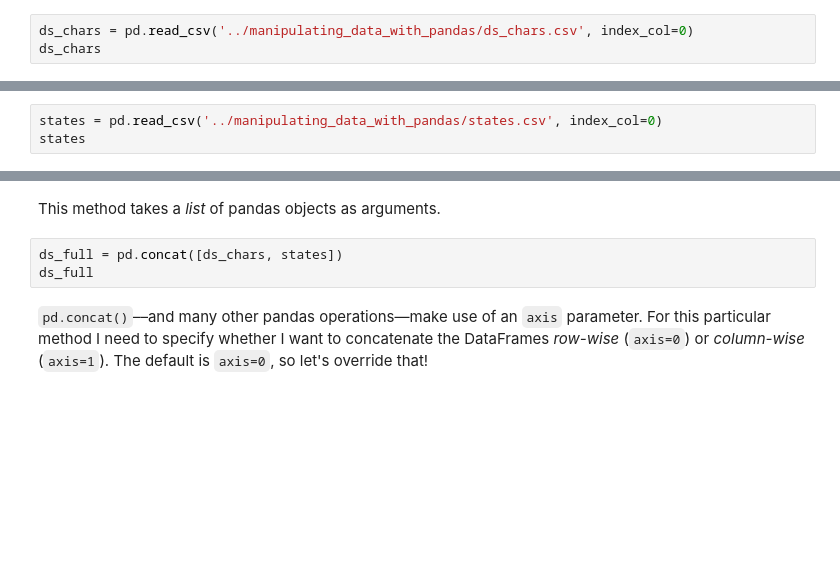
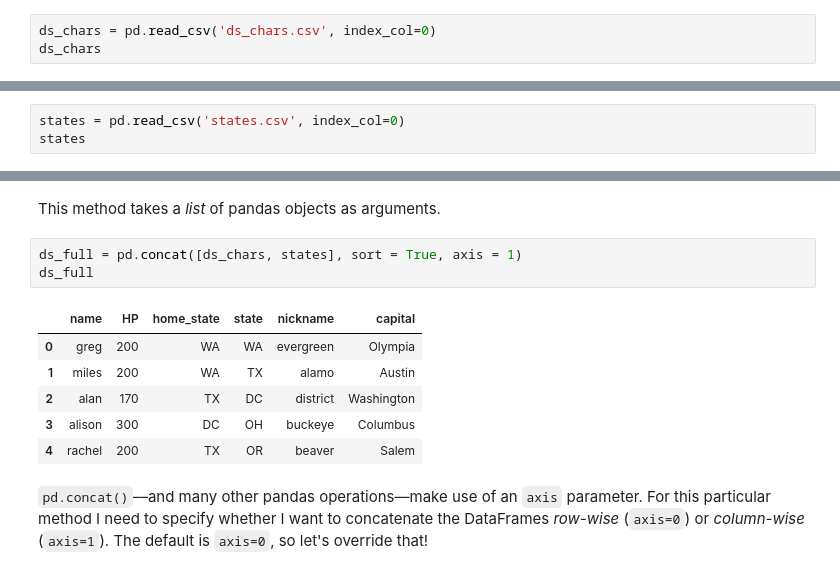
Before and after one commit to wvsharber/pandas2_seattle-ds, a Jupyter notebook: pandas_2.ipynb, the cells around one changed output, grey strips where cells are left out. Cells and saved outputs as stored; diff of their text form; blank space fills up the shorter version.

```diff
--- a/pandas_2.ipynb
+++ b/pandas_2.ipynb
@@ -120,5 +306,5 @@ For more on this method, check out the [doc](https://pandas.pydata.org/pandas-do
 # %% [markdown]
 #### .merge()
 # %%
-ds_chars = pd.read_csv('../manipulating_data_with_pandas/ds_chars.csv', index_col=0)
+ds_chars = pd.read_csv('ds_chars.csv', index_col=0)
 ds_chars
@@ -125,3 +318,3 @@ ds_chars
 # %%
-states = pd.read_csv('../manipulating_data_with_pandas/states.csv', index_col=0)
+states = pd.read_csv('states.csv', index_col=0)
 states
@@ -132,8 +339,15 @@ ds_chars.merge(states, left_on='home_state', right_on='state', how='inner')
 # %% [markdown]
 This method takes a *list* of pandas objects as arguments.
 # %%
-ds_full = pd.concat([ds_chars, states])
+ds_full = pd.concat([ds_chars, states], sort = True, axis = 1)
 ds_full
+# %% [output]
+|  | name | HP | home_state | state | nickname | capital |
+| 0 | greg | 200 | WA | WA | evergreen | Olympia |
+| 1 | miles | 200 | WA | TX | alamo | Austin |
+| 2 | alan | 170 | TX | DC | district | Washington |
+| 3 | alison | 300 | DC | OH | buckeye | Columbus |
+| 4 | rachel | 200 | TX | OR | beaver | Salem |
 # %% [markdown]
 `pd.concat()`––and many other pandas operations––make use of an `axis` parameter. For this particular method I need to specify whether I want to concatenate the DataFrames *row-wise* (`axis=0`) or *column-wise* (`axis=1`). The default is `axis=0`, so let's override that!
 # %% [markdown]
```
Also changed, not shown: parts of 35 cells of this notebook.
